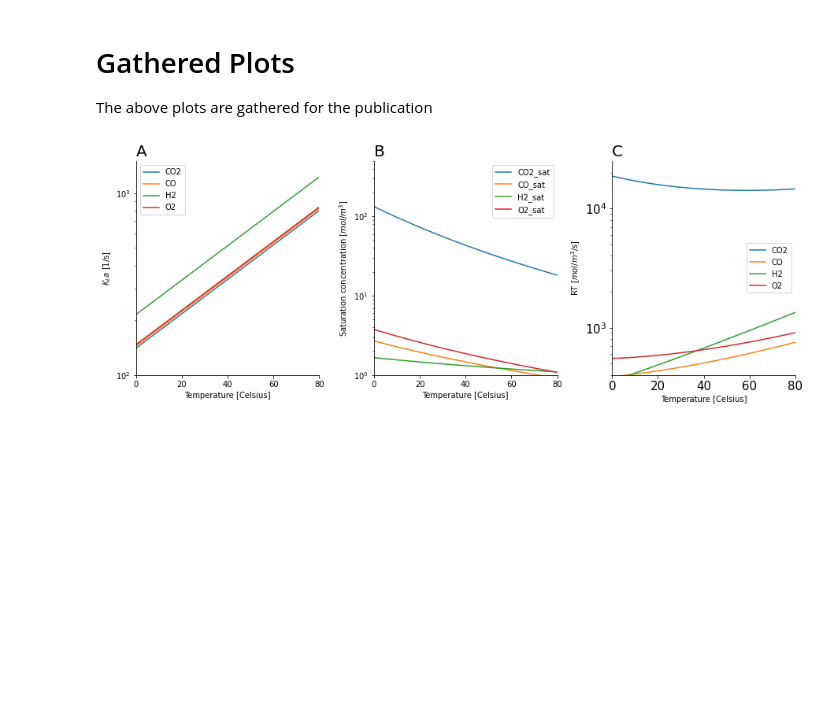
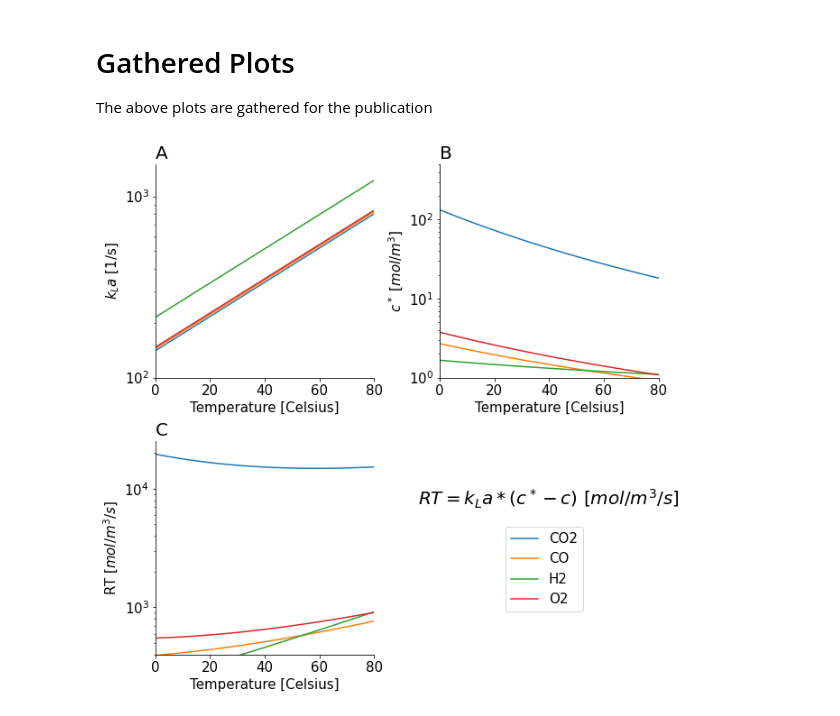
Before and after one commit to biosustain/CO2_fixation_models, a Jupyter notebook: Scripts/01_Gas-LiquidMassTransfer.ipynb, the cells around one changed output. Drawn from its saved outputs; the diff is of its cells as text; code cells hidden in the pictures; blank space fills up the shorter version.

```diff
--- a/Scripts/01_Gas-LiquidMassTransfer.ipynb
+++ b/Scripts/01_Gas-LiquidMassTransfer.ipynb
@@ -245,52 +278,61 @@ O2 fold increase 30-80˚C:  1.47
 
 The above plots are gathered for the publication
 # %%
-fig, axs = plt.subplots(nrows = 1, ncols = 3, constrained_layout=False, figsize=(15,5))
+fig, axs = plt.subplots(nrows = 2, ncols = 2, constrained_layout=False, figsize=(10,10))
 plt.rcParams['axes.spines.right'] = False
 plt.rcParams['axes.spines.top'] = False
-plt.subplots_adjust(left=None, bottom=None, right=None, top=None, wspace=0.3, hspace=None)
+plt.subplots_adjust(left=None, bottom=None, right=None, top=None, wspace=0.3, hspace=0.3)
 
 #Output results
-plt.subplot(1,3,1)
+plt.subplot(2,2,1)
 #plt.title(f"Volumetric mass transfer coefficient KLa")
 plt.title("A", fontdict = {'fontsize': 20}, loc = "left")
 plt.plot(Kelvin_Celsius(T), KLa("CO2",T))
 plt.plot(Kelvin_Celsius(T), KLa("CO",T))
 plt.plot(Kelvin_Celsius(T), KLa("H2",T))
 plt.plot(Kelvin_Celsius(T), KLa("O2",T))
-plt.legend(['CO2', 'CO', 'H2', 'O2'])
+#plt.legend(['CO2', 'CO', 'H2', 'O2'])
 plt.axis([Kelvin_Celsius(T0), Kelvin_Celsius(T0)+dt, 100, 1500])
-plt.xlabel('Temperature [Celsius]')
-plt.ylabel(r'$K_La$ [1/s]')
+plt.tick_params(axis='both', which='major', labelsize=15)
+plt.xlabel('Temperature [Celsius]', fontsize=15)
+plt.ylabel(r'$k_La$ [1/s]', fontsize=15)
 plt.yscale('log')
 
-plt.subplot(1,3,2)
+plt.subplot(2,2,2)
 #plt.title(f"Saturation concentrations")
 plt.title("B", fontdict = {'fontsize': 20}, loc = "left")
 plt.plot(Kelvin_Celsius(T), Csat("CO2",T, 1))
 plt.plot(Kelvin_Celsius(T), Csat("CO",T, 1))
 plt.plot(Kelvin_Celsius(T), Csat("H2",T, 1))
 plt.plot(Kelvin_Celsius(T), Csat("O2",T, 1))
-plt.legend(['CO2_sat', 'CO_sat', 'H2_sat', 'O2_sat'])
+#plt.legend(['CO2_sat', 'CO_sat', 'H2_sat', 'O2_sat'])
 plt.axis([Kelvin_Celsius(T0), Kelvin_Celsius(T0)+dt, 1, 500])
-plt.xlabel('Temperature [Celsius]')
-plt.ylabel(r'Saturation concentration [$mol/m^3$]')
+plt.tick_params(axis='both', which='major', labelsize=15)
+plt.xlabel('Temperature [Celsius]', fontsize=15)
+plt.ylabel(r'$c^*$ [$mol/m^3$]', fontsize=15)
 plt.yscale('log')
 
-plt.subplot(1,3,3)
+plt.subplot(2,2,3)
 #plt.title(f"Volumetric gas transfer rate")
 plt.title("C", fontdict = {'fontsize': 20}, loc = "left")
 plt.plot(Kelvin_Celsius(T), RT("CO2",T,c_co2,1))
 plt.plot(Kelvin_Celsius(T), RT("CO",T,c_co,1))
 plt.plot(Kelvin_Celsius(T), RT("H2",T,c_h2,1))
 plt.plot(Kelvin_Celsius(T), RT("O2",T,c_o2,1))
-plt.legend(['CO2', 'CO', 'H2', 'O2'])
+plt.tick_params(axis='both', which='major', labelsize=15)
 plt.axis([Kelvin_Celsius(T0), Kelvin_Celsius(T0)+dt, 400, 25000])
 plt.yscale('log')
-plt.xlabel('Temperature [Celsius]')
-plt.ylabel(r'RT [$mol/m^3/s$]')
+plt.xlabel('Temperature [Celsius]', fontsize=15)
+plt.ylabel(r'RT [$mol/m^3/s$]', fontsize=15)
 plt.tick_params(axis='both', which='major', labelsize=15)
 
+plt.legend(['CO2', 'CO', 'H2', 'O2'], fontsize=15,bbox_to_anchor=(1.6, 0.6), loc='upper left', borderaxespad=0.)
+
+plt.subplot(2,2,4)
+plt.axis('off')
+formula = r'$RT = k_La * (c^* - c)$ $[mol/m^3/s]$'
+plt.text(-0.1, 0.7, formula, fontsize = 20)
+
 plt.show()
 # %% [output]
-[figure, old version]
+[figure, new version]
```
Also changed, not shown: parts of 1 cell of this notebook, 18 other files.
